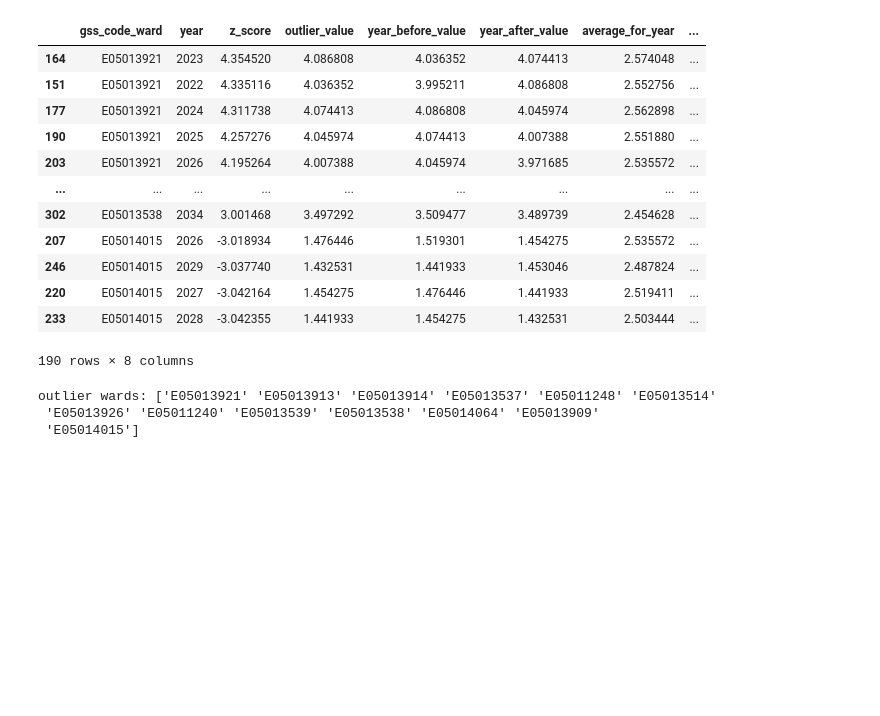
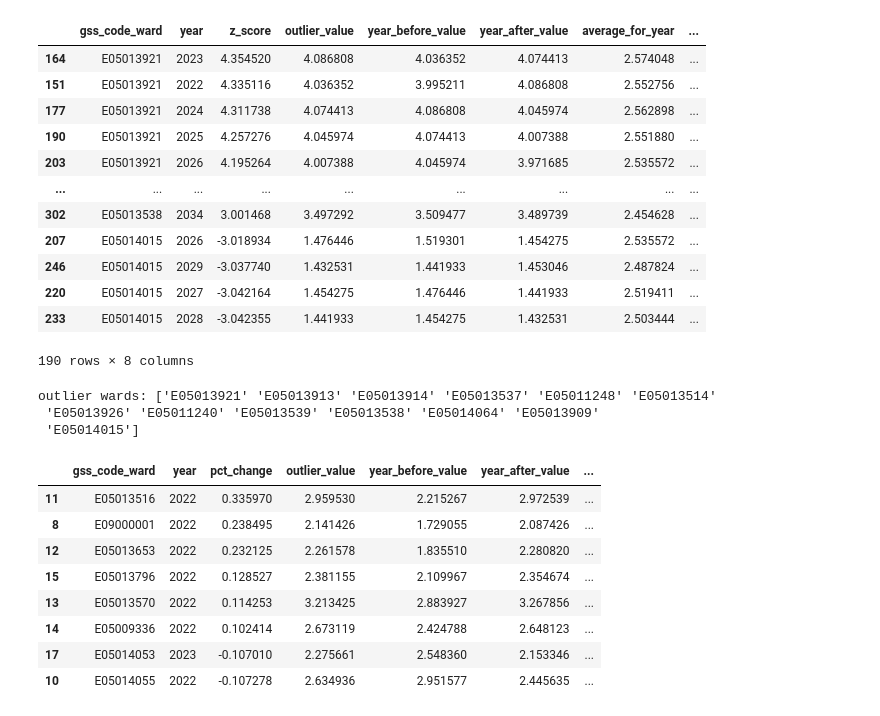
Before and after one commit to SebastianHeslinRees/Projections_QA, a Jupyter notebook: QA_population_projection.ipynb, the cells around one changed output. Cells and saved outputs as stored; diff of their text form; code cells hidden in the pictures; blank space fills up the shorter version.

```diff
--- a/QA_population_projection.ipynb
+++ b/QA_population_projection.ipynb
@@ -1550,3 +1632,18 @@ print("outlier wards:", anomalous_average_household_size_sorted_context['gss_cod
 outlier wards: ['E05013921' 'E05013913' 'E05013914' 'E05013537' 'E05011248' 'E05013514'
  'E05013926' 'E05011240' 'E05013539' 'E05013538' 'E05014064' 'E05013909'
  'E05014015']
+# %%
+outlier_sorted_context_pct = find_ahs_outliers_with_pct_change(average_household_size, pct_change_threshold=0.10
+                                                               )
+# %%
+outlier_sorted_context_pct
+# %% [output]
+|  | gss_code_ward | year | pct_change | outlier_value | year_before_value | year_after_value | ... |
+| 11 | E05013516 | 2022 | 0.335970 | 2.959530 | 2.215267 | 2.972539 | ... |
+| 8 | E09000001 | 2022 | 0.238495 | 2.141426 | 1.729055 | 2.087426 | ... |
+| 12 | E05013653 | 2022 | 0.232125 | 2.261578 | 1.835510 | 2.280820 | ... |
+| 15 | E05013796 | 2022 | 0.128527 | 2.381155 | 2.109967 | 2.354674 | ... |
+| 13 | E05013570 | 2022 | 0.114253 | 3.213425 | 2.883927 | 3.267856 | ... |
+| 14 | E05009336 | 2022 | 0.102414 | 2.673119 | 2.424788 | 2.648123 | ... |
+| 17 | E05014053 | 2023 | -0.107010 | 2.275661 | 2.548360 | 2.153346 | ... |
+| 10 | E05014055 | 2022 | -0.107278 | 2.634936 | 2.951577 | 2.445635 | ... |
```
Also changed, not shown: parts of 3 cells of this notebook, 1 other file.
